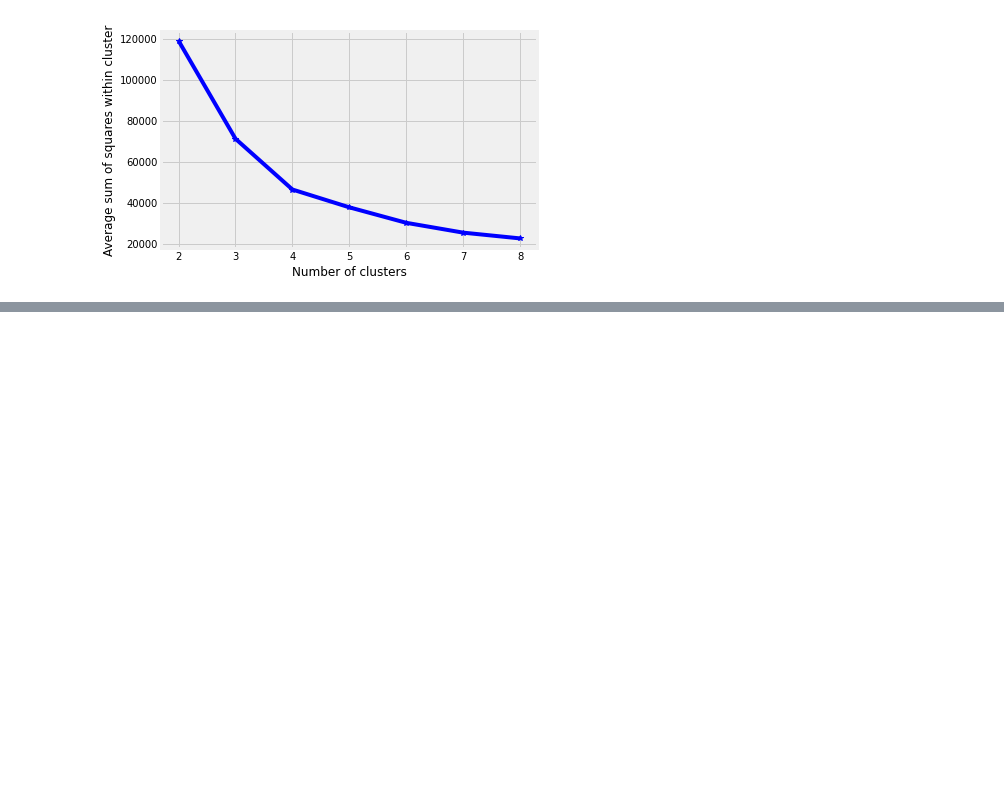
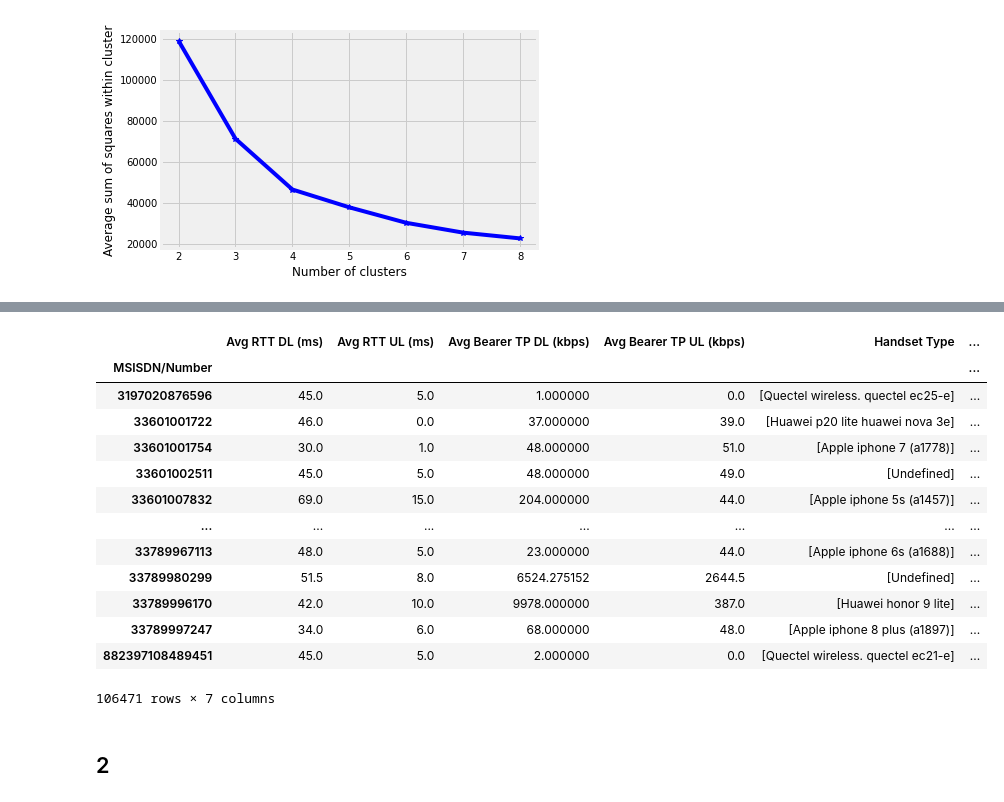
Before and after one commit to fbagire/Telecomm_data_analysis, a Jupyter notebook: data_cleaning.ipynb, the cells around one changed output, grey strips where cells are left out. Drawn from its saved outputs; the diff is of its cells as text; code cells hidden in the pictures; blank space fills up the shorter version.

```diff
--- a/data_cleaning.ipynb
+++ b/data_cleaning.ipynb
@@ -838,0 +862,30 @@ plt.ylabel('Inertia')
+# %%
+#As this new data was not processed, let us fix outliers before
+tcp_data=outlier_remove(tcp_data,cols_use=['TCP DL Retrans. Vol (Bytes)','TCP UL Retrans. Vol (Bytes)'])
+# %%
+expe_df=expe_df.merge(tcp_data,how='left',left_index=True,right_index=True)
+# %%
+#Create a new class instance with new dataframe
+cleaner2=clean_df.CleanDataframe(expe_df)
+# %%
+#Fix the missing values either by mean or median based on skewness
+expe_df=cleaner2.fill_missing_values(cols_numeric=['TCP DL Retrans. Vol (Bytes)','TCP UL Retrans. Vol (Bytes)'])
+# %%
+expe_df
+# %% [output]
+|  | Avg RTT DL (ms) | Avg RTT UL (ms) | Avg Bearer TP DL (kbps) | Avg Bearer TP UL (kbps) | Handset Type | ... |
+| MSISDN/Number |  |  |  |  |  | ... |
+| 3197020876596 | 45.0 | 5.0 | 1.000000 | 0.0 | [Quectel wireless. quectel ec25-e] | ... |
+| 33601001722 | 46.0 | 0.0 | 37.000000 | 39.0 | [Huawei p20 lite huawei nova 3e] | ... |
+| 33601001754 | 30.0 | 1.0 | 48.000000 | 51.0 | [Apple iphone 7 (a1778)] | ... |
+| 33601002511 | 45.0 | 5.0 | 48.000000 | 49.0 | [Undefined] | ... |
+| 33601007832 | 69.0 | 15.0 | 204.000000 | 44.0 | [Apple iphone 5s (a1457)] | ... |
+| ... | ... | ... | ... | ... | ... | ... |
+| 33789967113 | 48.0 | 5.0 | 23.000000 | 44.0 | [Apple iphone 6s (a1688)] | ... |
+| 33789980299 | 51.5 | 8.0 | 6524.275152 | 2644.5 | [Undefined] | ... |
+| 33789996170 | 42.0 | 10.0 | 9978.000000 | 387.0 | [Huawei honor 9 lite] | ... |
+| 33789997247 | 34.0 | 6.0 | 68.000000 | 48.0 | [Apple iphone 8 plus (a1897)] | ... |
+| 882397108489451 | 45.0 | 5.0 | 2.000000 | 0.0 | [Quectel wireless. quectel ec21-e] | ... |
+106471 rows × 7 columns
+# %% [markdown]
+## 2
```
Also changed, not shown: parts of 26 cells of this notebook, 1 other file.
